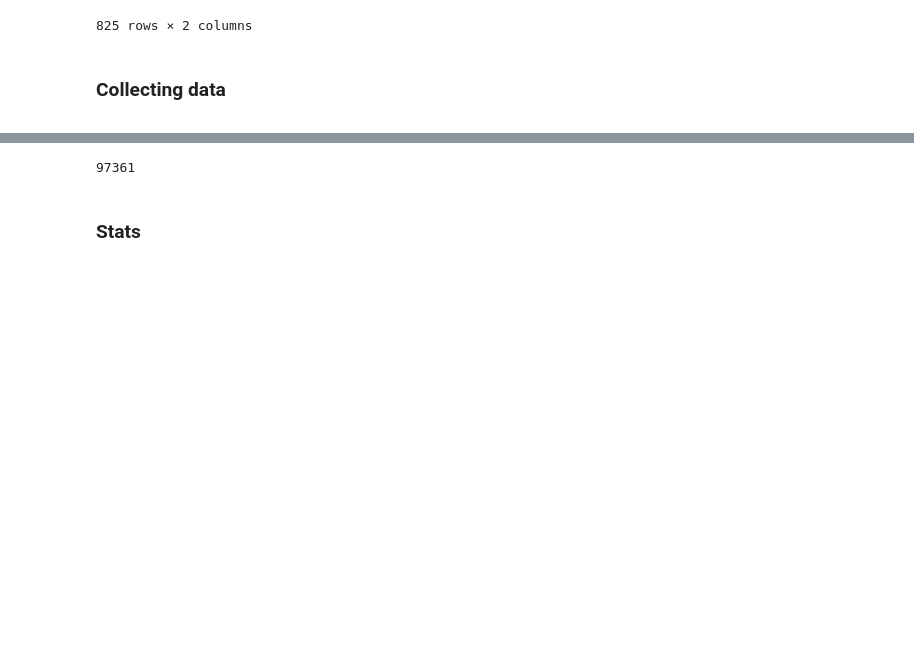
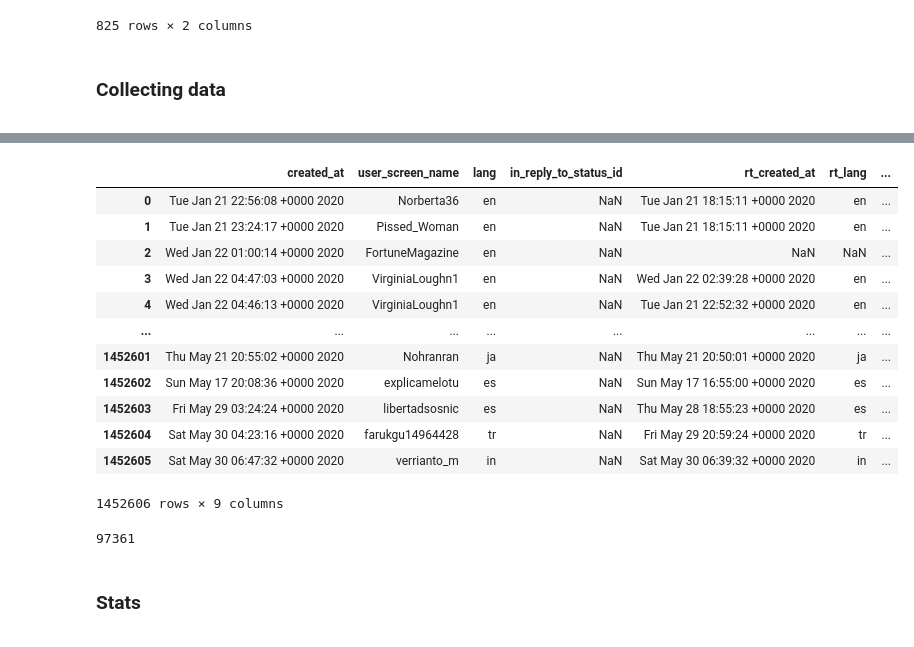
Before and after one commit to gi-ux/BachelorProject, a Jupyter notebook: notebook/Bot_Scored.ipynb, the cells around one changed output, grey strips where cells are left out. Drawn from its saved outputs; the diff is of its cells as text; code cells hidden in the pictures; blank space fills up the shorter version.

```diff
--- a/notebook/Bot_Scored.ipynb
+++ b/notebook/Bot_Scored.ipynb
@@ -139,0 +113,17 @@ print("Time: ",stop_time-start_time)
+# %%
+df_user = df_user.reset_index(drop=True)
+df_user
+# %% [output]
+|  | created_at | user_screen_name | lang | in_reply_to_status_id | rt_created_at | rt_lang | ... |
+| 0 | Tue Jan 21 22:56:08 +0000 2020 | Norberta36 | en | NaN | Tue Jan 21 18:15:11 +0000 2020 | en | ... |
+| 1 | Tue Jan 21 23:24:17 +0000 2020 | Pissed_Woman | en | NaN | Tue Jan 21 18:15:11 +0000 2020 | en | ... |
+| 2 | Wed Jan 22 01:00:14 +0000 2020 | FortuneMagazine | en | NaN | NaN | NaN | ... |
+| 3 | Wed Jan 22 04:47:03 +0000 2020 | VirginiaLoughn1 | en | NaN | Wed Jan 22 02:39:28 +0000 2020 | en | ... |
+| 4 | Wed Jan 22 04:46:13 +0000 2020 | VirginiaLoughn1 | en | NaN | Tue Jan 21 22:52:32 +0000 2020 | en | ... |
+| ... | ... | ... | ... | ... | ... | ... | ... |
+| 1452601 | Thu May 21 20:55:02 +0000 2020 | Nohranran | ja | NaN | Thu May 21 20:50:01 +0000 2020 | ja | ... |
+| 1452602 | Sun May 17 20:08:36 +0000 2020 | explicamelotu | es | NaN | Sun May 17 16:55:00 +0000 2020 | es | ... |
+| 1452603 | Fri May 29 03:24:24 +0000 2020 | libertadsosnic | es | NaN | Thu May 28 18:55:23 +0000 2020 | es | ... |
+| 1452604 | Sat May 30 04:23:16 +0000 2020 | farukgu14964428 | tr | NaN | Fri May 29 20:59:24 +0000 2020 | tr | ... |
+| 1452605 | Sat May 30 06:47:32 +0000 2020 | verrianto_m | in | NaN | Sat May 30 06:39:32 +0000 2020 | in | ... |
+1452606 rows × 9 columns
```
Also changed, not shown: parts of 10 cells of this notebook, 5 other files.
